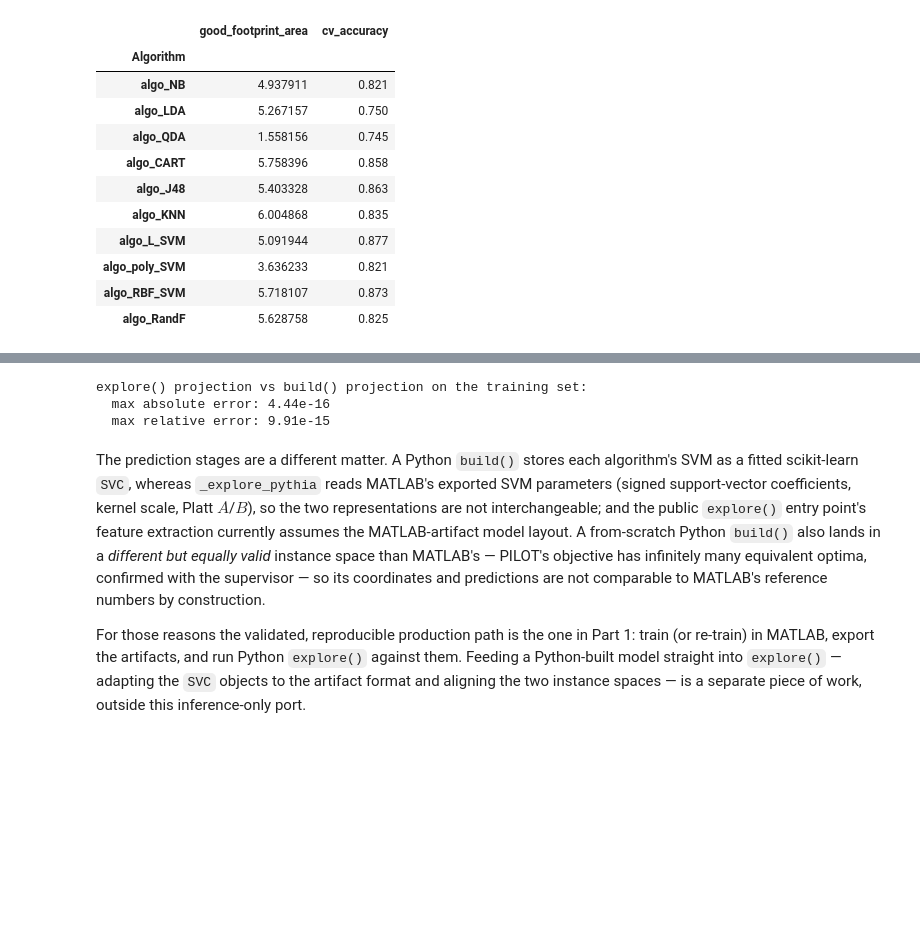
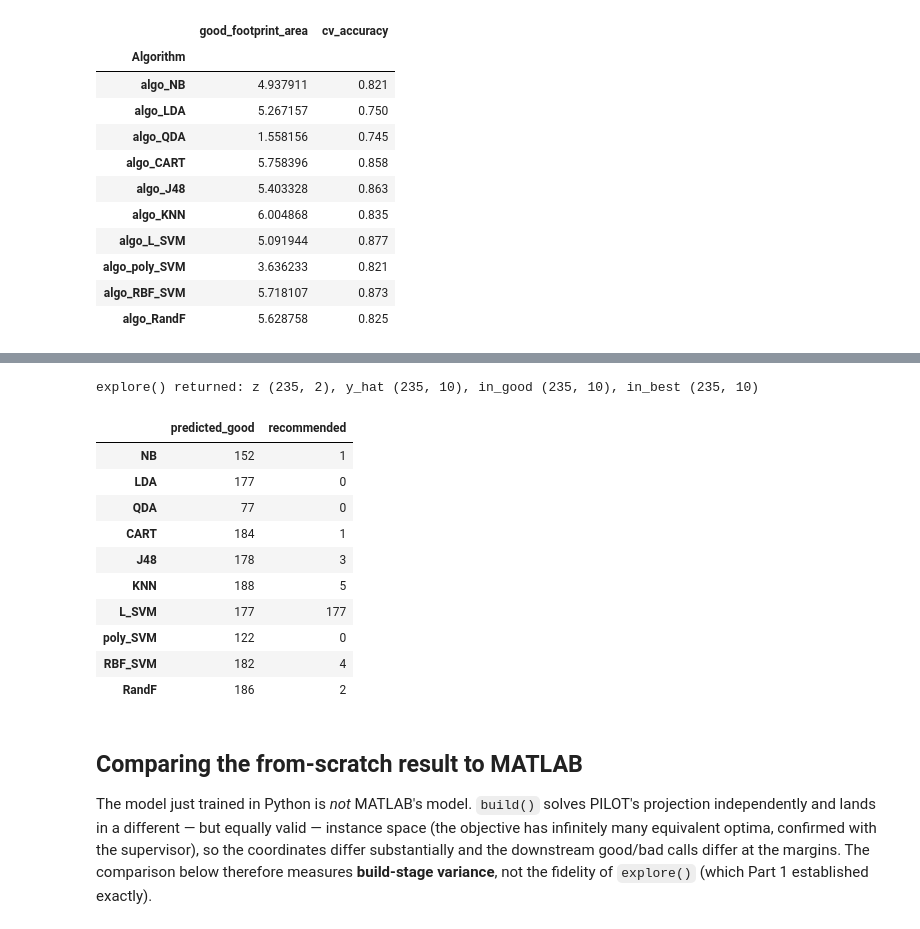
Before and after one commit to andremun/pyInstanceSpace, a Jupyter notebook: liveDemoExploreIS.ipynb, the cells around one changed output, grey strips where cells are left out. Cells and saved outputs as stored; diff of their text form; code cells hidden in the pictures; blank space fills up the shorter version.

```diff
--- a/liveDemoExploreIS.ipynb
+++ b/liveDemoExploreIS.ipynb
@@ -593,35 +600,42 @@ agreement.
 # %%
-x_raw_train = built_model.data.x_raw  # original (pre-SIFTED) training features
+from instancespace.build_explore_adapter import adapt_for_explore
 
-z_from_explore = InstanceSpace._explore_pilot(
-    trained,
-    InstanceSpace._explore_sifted(
-        trained, InstanceSpace._explore_prelim(trained, x_raw_train),
-    ),
+test_meta = from_csv_file(INPUT_DIR / "metadata_test.csv")
+algo_labels = [a.replace("algo_", "") for a in built_model.data.algo_labels]
+
+trained._model = adapt_for_explore(built_model, train.feature_names)
+result = trained.explore(test_meta, dataset_id="from_scratch")
+
+print(f"explore() returned: z {result.z.shape}, y_hat {result.y_hat.shape}, "
+      f"in_good {result.in_good.shape}, in_best {result.in_best.shape}")
+
+from_scratch = pd.DataFrame(
+    {
+        "predicted_good": result.y_hat.sum(axis=0),
+        "recommended": [int((result.selection0 == j).sum()) for j in range(len(algo_labels))],
+    },
+    index=algo_labels,
 )
-z_from_build = built_model.pilot.z
-
-abs_err = np.abs(z_from_explore - z_from_build)
-rel_err = abs_err / (np.abs(z_from_build) + 1e-12)
-print("explore() projection vs build() projection on the training set:")
-print(f"  max absolute error: {abs_err.max():.2e}")
-print(f"  max relative error: {rel_err.max():.2e}")
+from_scratch
 # %% [output]
-explore() projection vs build() projection on the training set:
-  max absolute error: 4.44e-16
-  max relative error: 9.91e-15
+explore() returned: z (235, 2), y_hat (235, 10), in_good (235, 10), in_best (235, 10)
+|  | predicted_good | recommended |
+| NB | 152 | 1 |
+| LDA | 177 | 0 |
+| QDA | 77 | 0 |
+| CART | 184 | 1 |
+| J48 | 178 | 3 |
+| KNN | 188 | 5 |
+| L_SVM | 177 | 177 |
+| poly_SVM | 122 | 0 |
+| RBF_SVM | 182 | 4 |
+| RandF | 186 | 2 |
 # %% [markdown]
-The prediction stages are a different matter. A Python `build()` stores each algorithm's SVM as a
-fitted scikit-learn `SVC`, whereas `_explore_pythia` reads MATLAB's exported SVM parameters (signed
-support-vector coefficients, kernel scale, Platt $A$/$B$), so the two representations are not
-interchangeable; and the public `explore()` entry point's feature extraction currently assumes the
-MATLAB-artifact model layout. A from-scratch Python `build()` also lands in a *different but equally
-valid* instance space than MATLAB's — PILOT's objective has infinitely many equivalent optima,
-confirmed with the supervisor — so its coordinates and predictions are not comparable to MATLAB's
-reference numbers by construction.
+## Comparing the from-scratch result to MATLAB
 
-For those reasons the validated, reproducible production path is the one in Part 1: train (or
-re-train) in MATLAB, export the artifacts, and run Python `explore()` against them. Feeding a
-Python-built model straight into `explore()` — adapting the `SVC` objects to the artifact format
-and aligning the two instance spaces — is a separate piece of work, outside this inference-only
-port.
+The model just trained in Python is *not* MATLAB's model. `build()` solves PILOT's projection
+independently and lands in a different — but equally valid — instance space (the objective has
+infinitely many equivalent optima, confirmed with the supervisor), so the coordinates differ
+substantially and the downstream good/bad calls differ at the margins. The comparison below
+therefore measures **build-stage variance**, not the fidelity of `explore()` (which Part 1
+established exactly).
```
Also changed, not shown: parts of 6 cells of this notebook.
